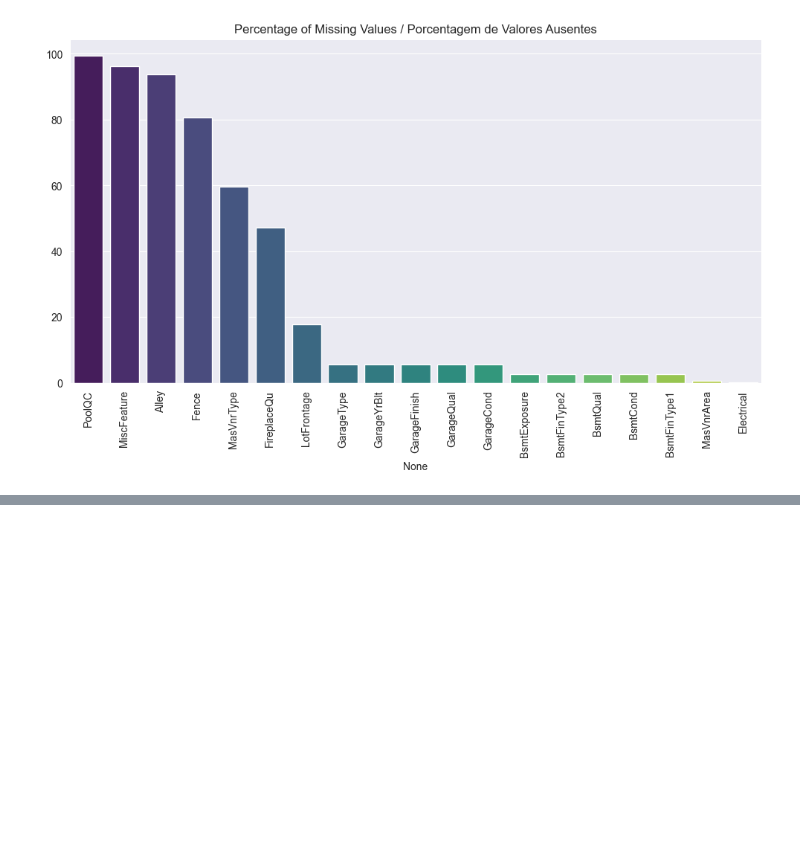
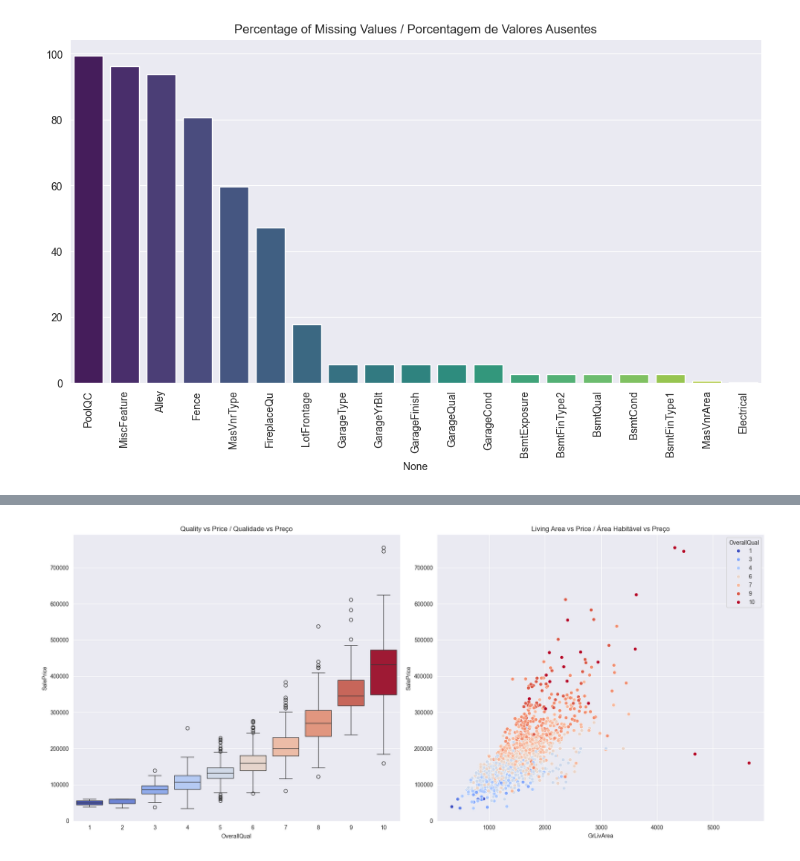
Before and after one commit to smartielo/house-prices-analysis, a Jupyter notebook: analise_houses.ipynb, the cells around one changed output, grey strips where cells are left out. Cells and saved outputs as stored; diff of their text form; code cells hidden in the pictures; blank space fills up the shorter version.

Commit message:
Removendo os Outliers

```diff
--- a/analise_houses.ipynb
+++ b/analise_houses.ipynb
@@ -67,0 +111,15 @@ plt.show()
+# %%
+# 🇧🇷 1. Arrumar a Elétrica (apenas 1 erro)
+# 🇺🇸 1. Fix Electrical (only 1 error)
+# Mode()[0] pega o valor mais comum / gets the most common value
+df['Electrical'] = df['Electrical'].fillna(df['Electrical'].mode()[0])
+
+# 🇧🇷 2. Arrumar a Frente do Lote
+# 🇺🇸 2. Fix LotFrontage
+# Usamos a mediana porque ela sofre menos com valores extremos (outliers) que a média
+# We use median because it is less affected by outliers than the mean
+df['LotFrontage'] = df['LotFrontage'].fillna(df['LotFrontage'].median())
+
+# 🇧🇷 3. Verificação Final (Tem que dar Zero!)
+# 🇺🇸 3. Final Check (Must be Zero!)
+print(df.isnull().sum().max())
@@ -67,0 +160,19 @@ plt.show()
+# %%
+plt.figure(figsize=(18, 8))
+
+# 🇧🇷 Gráfico 1: Qualidade Geral vs Preço
+# 🇺🇸 Plot 1: Overall Quality vs Sale Price
+plt.subplot(1, 2, 1)
+sns.boxplot(x='OverallQual', y='SalePrice', data=df, palette='coolwarm', hue='OverallQual', legend=False)
+plt.title('Quality vs Price / Qualidade vs Preço')
+
+# 🇧🇷 Gráfico 2: Área Construída vs Preço
+# 🇺🇸 Plot 2: Living Area vs Sale Price
+plt.subplot(1, 2, 2)
+sns.scatterplot(x='GrLivArea', y='SalePrice', data=df, hue='OverallQual', palette='coolwarm')
+plt.title('Living Area vs Price / Área Habitável vs Preço')
+
+plt.tight_layout()
+plt.show()
+# %% [output]
+[figure, added]
```
Also changed, not shown: parts of 9 cells of this notebook.
